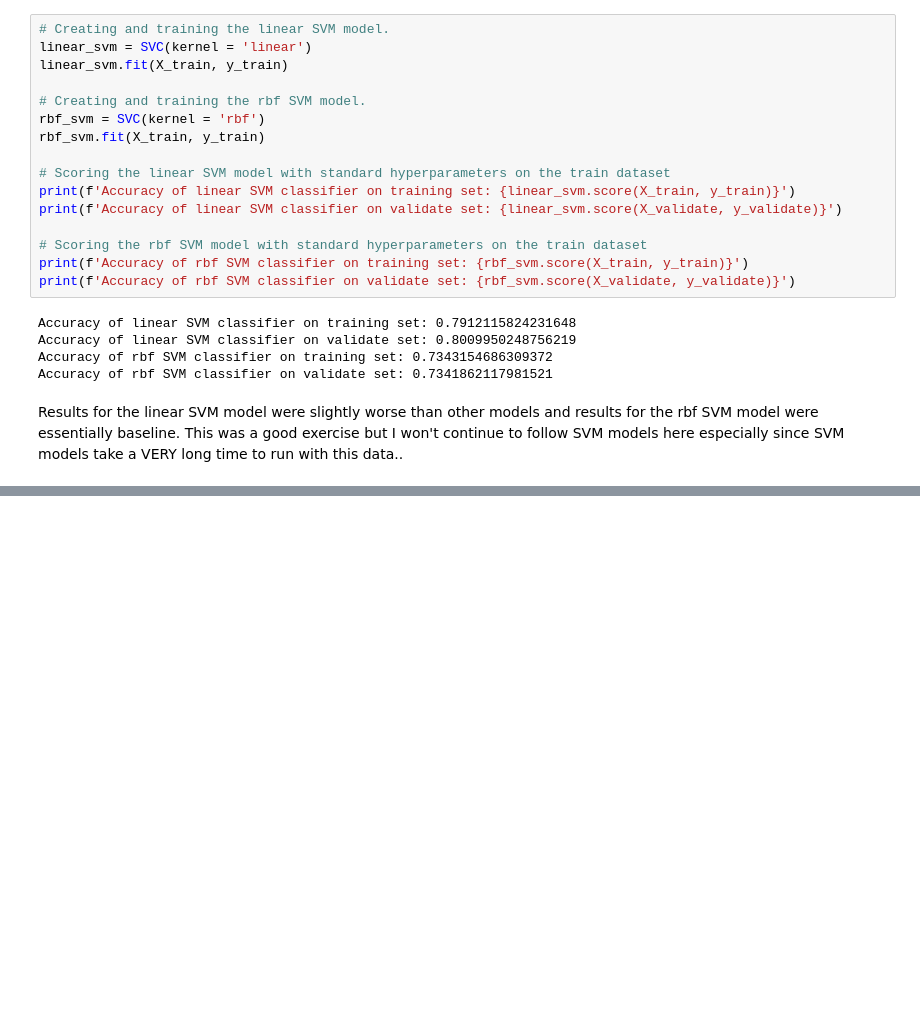
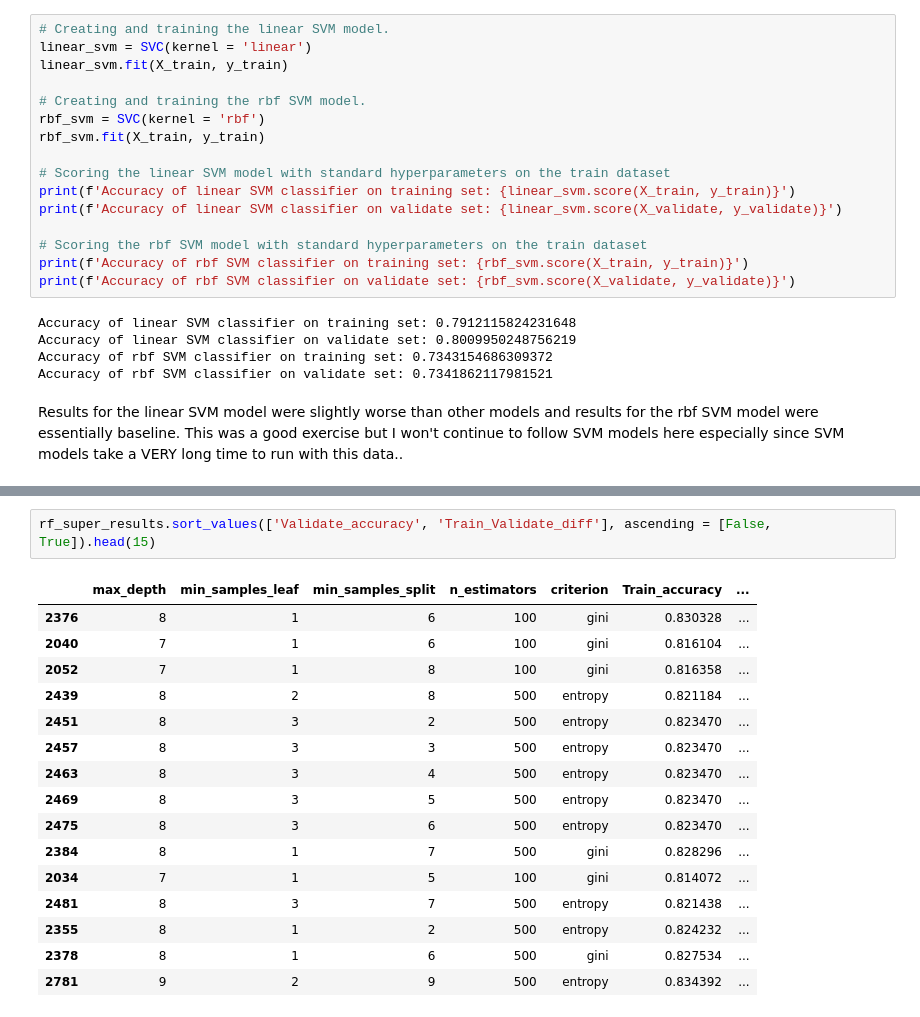
Before and after one commit to AndrewRachuig/telco_classification_project, a Jupyter notebook: final_report_telco_churn.ipynb, the cells around one changed output, grey strips where cells are left out. Saved outputs shown, nothing was run; the diff lists cells and outputs as text; blank space fills up the shorter version.

```diff
--- a/final_report_telco_churn.ipynb
+++ b/final_report_telco_churn.ipynb
@@ -705,0 +662,19 @@ rf_super_results = pd.read_csv('rf_super_results.csv')
+# %%
+rf_super_results.sort_values(['Validate_accuracy', 'Train_Validate_diff'], ascending = [False, True]).head(15)
+# %% [output]
+|  | max_depth | min_samples_leaf | min_samples_split | n_estimators | criterion | Train_accuracy | ... |
+| 2376 | 8 | 1 | 6 | 100 | gini | 0.830328 | ... |
+| 2040 | 7 | 1 | 6 | 100 | gini | 0.816104 | ... |
+| 2052 | 7 | 1 | 8 | 100 | gini | 0.816358 | ... |
+| 2439 | 8 | 2 | 8 | 500 | entropy | 0.821184 | ... |
+| 2451 | 8 | 3 | 2 | 500 | entropy | 0.823470 | ... |
+| 2457 | 8 | 3 | 3 | 500 | entropy | 0.823470 | ... |
+| 2463 | 8 | 3 | 4 | 500 | entropy | 0.823470 | ... |
+| 2469 | 8 | 3 | 5 | 500 | entropy | 0.823470 | ... |
+| 2475 | 8 | 3 | 6 | 500 | entropy | 0.823470 | ... |
+| 2384 | 8 | 1 | 7 | 500 | gini | 0.828296 | ... |
+| 2034 | 7 | 1 | 5 | 100 | gini | 0.814072 | ... |
+| 2481 | 8 | 3 | 7 | 500 | entropy | 0.821438 | ... |
+| 2355 | 8 | 1 | 2 | 500 | entropy | 0.824232 | ... |
+| 2378 | 8 | 1 | 6 | 500 | gini | 0.827534 | ... |
+| 2781 | 9 | 2 | 9 | 500 | entropy | 0.834392 | ... |
```
Also changed, not shown: parts of 40 cells of this notebook.
